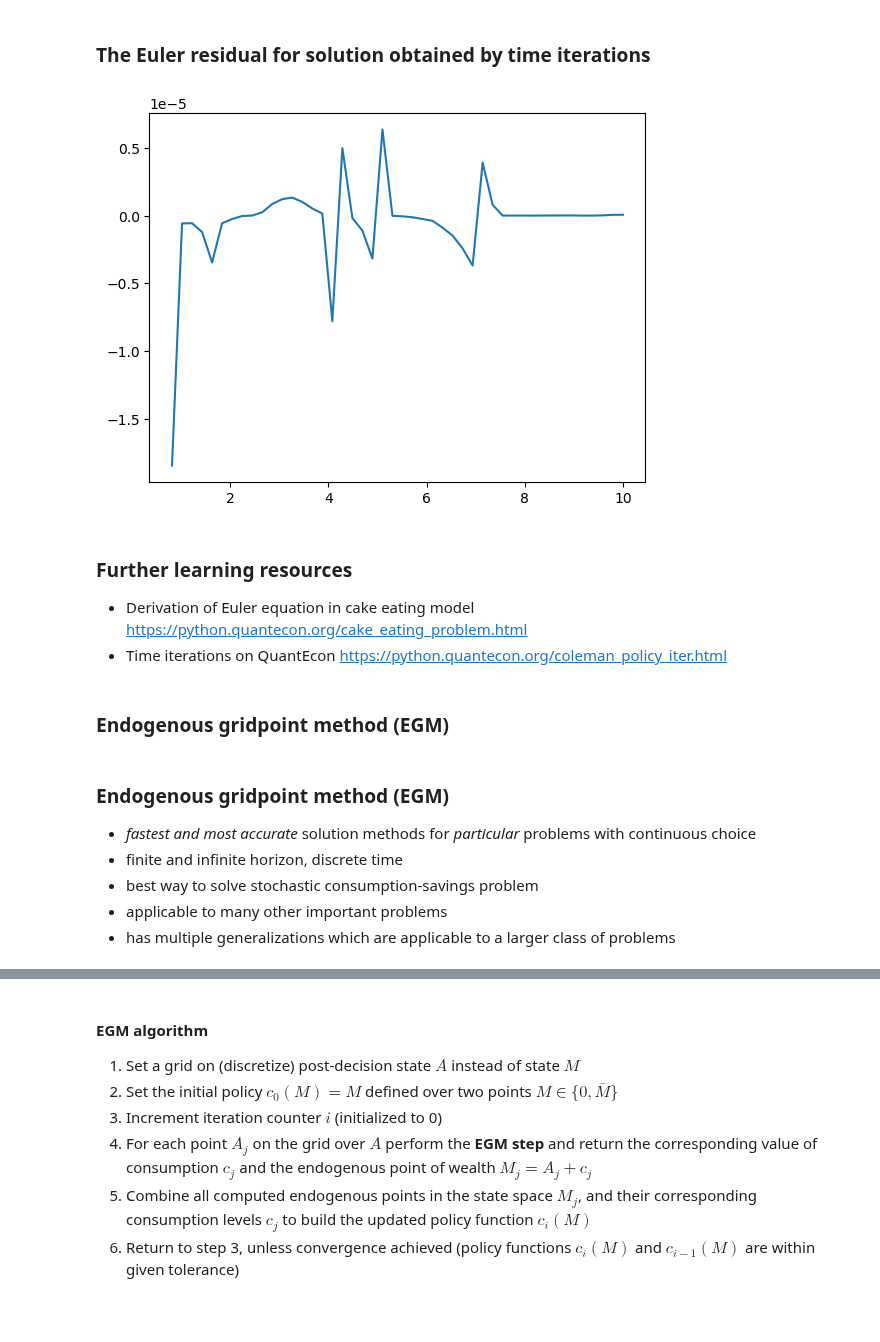
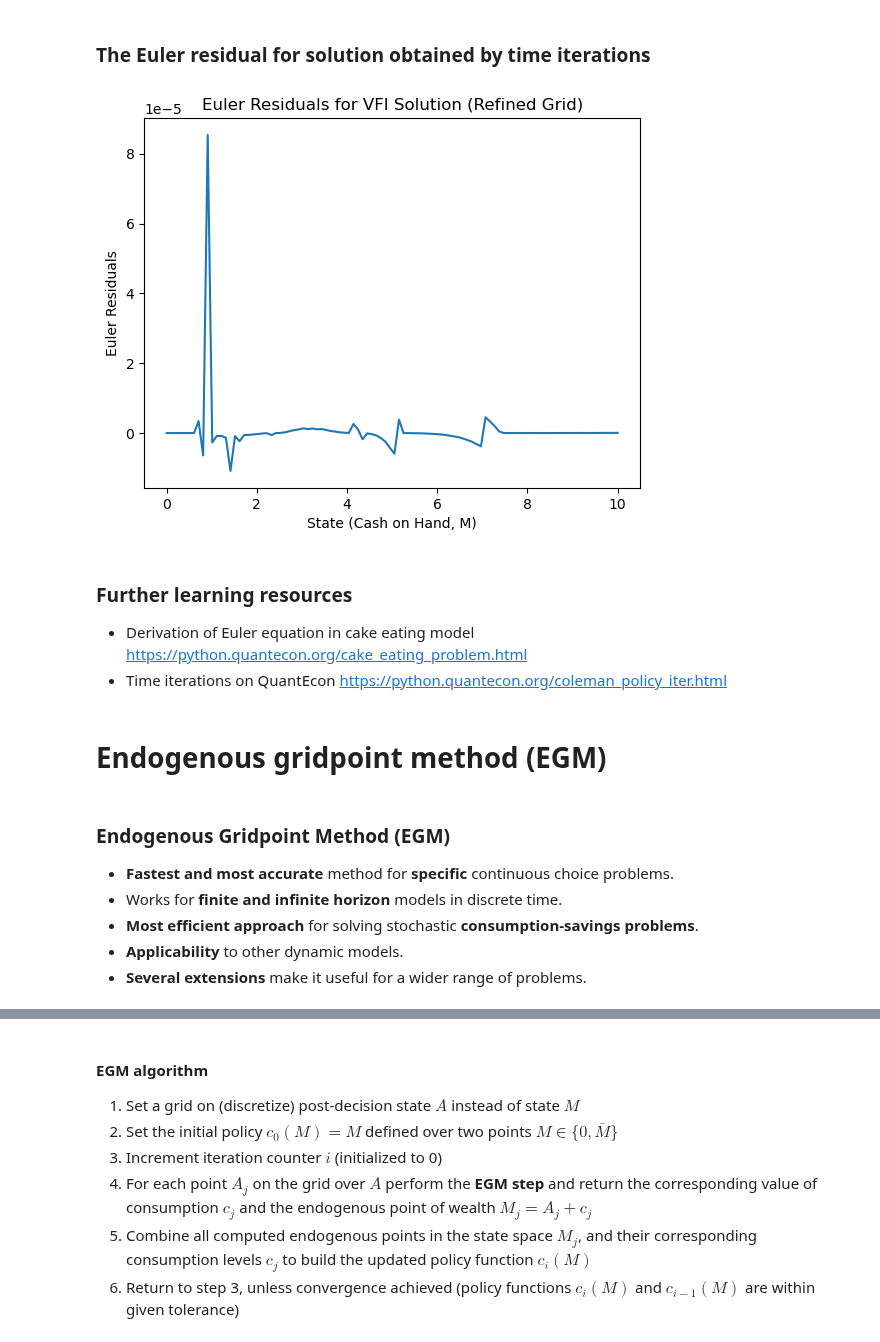
Before and after one commit to bschjerning/dp_ucph, a Jupyter notebook: 3_discrete_continuous_choice/1_euler_egm.ipynb, the cells around one changed output, grey strips where cells are left out. Drawn from its saved outputs; the diff is of its cells as text; code cells hidden in the pictures; blank space fills up the shorter version.

```diff
--- a/3_discrete_continuous_choice/1_euler_egm.ipynb
+++ b/3_discrete_continuous_choice/1_euler_egm.ipynb
@@ -335,28 +453,22 @@ plt.show()
 # %% [markdown]
 ### The Euler residual for solution obtained by time iterations
-# %%
-interp_c0 = interpolate.interp1d(m1.x[:,0],c,  bounds_error=False,fill_value='extrapolate')
-err=np.empty(m1.n_x,dtype='float')
-for i,x_i in enumerate(m1.x):
-    if c[i]<x_i:
-        err[i]=m1.euler_residual(c[i],x_i,interp_c0)
-plt.plot(m1.x[4:,0],err[4:])
-plt.show()
-# %% [output]
-[figure, removed]
+# %%
+plot_euler_residuals(m1, c)
+# %% [output]
+[figure, added]
 # %% [markdown]
 ### Further learning resources
 
 - Derivation of Euler equation in cake eating model [https://python.quantecon.org/cake_eating_problem.html](https://python.quantecon.org/cake_eating_problem.html)
 - Time iterations on QuantEcon [https://python.quantecon.org/coleman_policy_iter.html](https://python.quantecon.org/coleman_policy_iter.html)
 # %% [markdown]
-### Endogenous gridpoint method (EGM)
+# Endogenous gridpoint method (EGM)
 # %% [markdown]
-### Endogenous gridpoint method (EGM)
+### **Endogenous Gridpoint Method (EGM)**
 
-- *fastest and most accurate* solution methods for *particular* problems with continuous choice
-- finite and infinite horizon, discrete time
-- best way to solve stochastic consumption-savings problem
-- applicable to many other important problems
-- has multiple generalizations which are applicable to a larger class of problems
+- **Fastest and most accurate** method for **specific** continuous choice problems.
+- Works for **finite and infinite horizon** models in discrete time.
+- **Most efficient approach** for solving stochastic **consumption-savings problems**.
+- **Applicability** to other dynamic models.
+- **Several extensions** make it useful for a wider range of problems.
 # %% [markdown]
```
Also changed, not shown: parts of 41 cells of this notebook.
